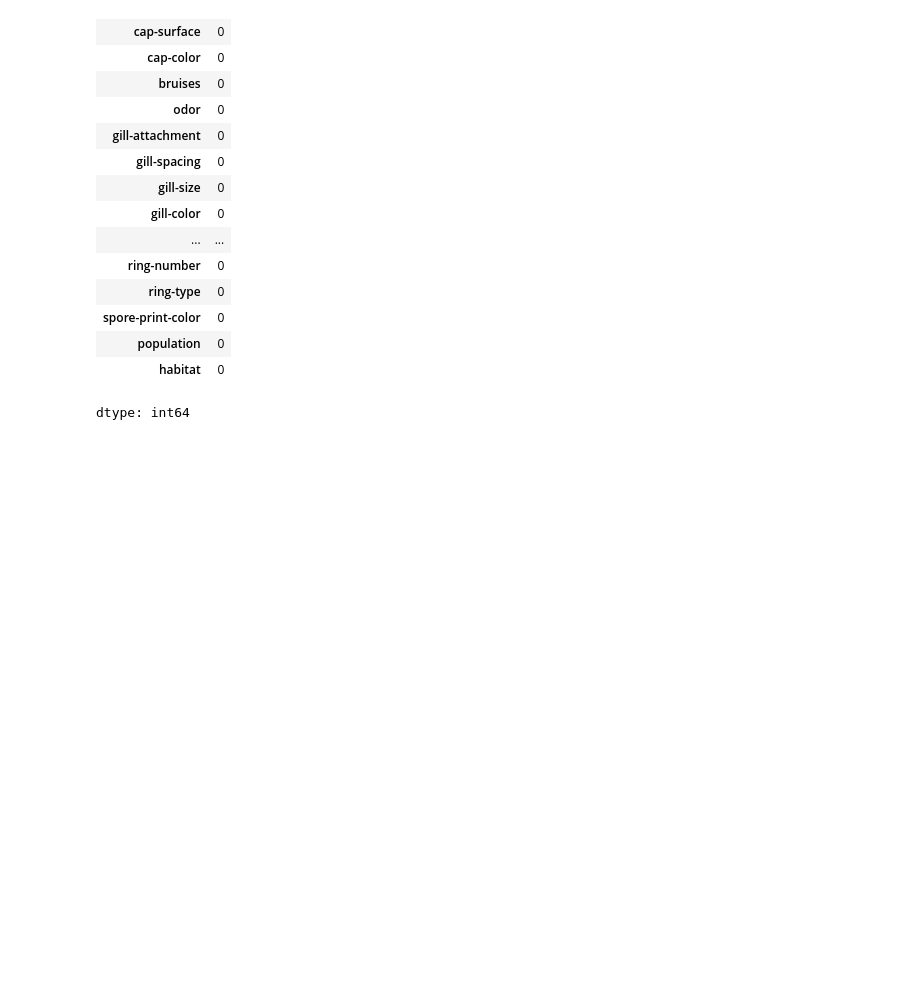
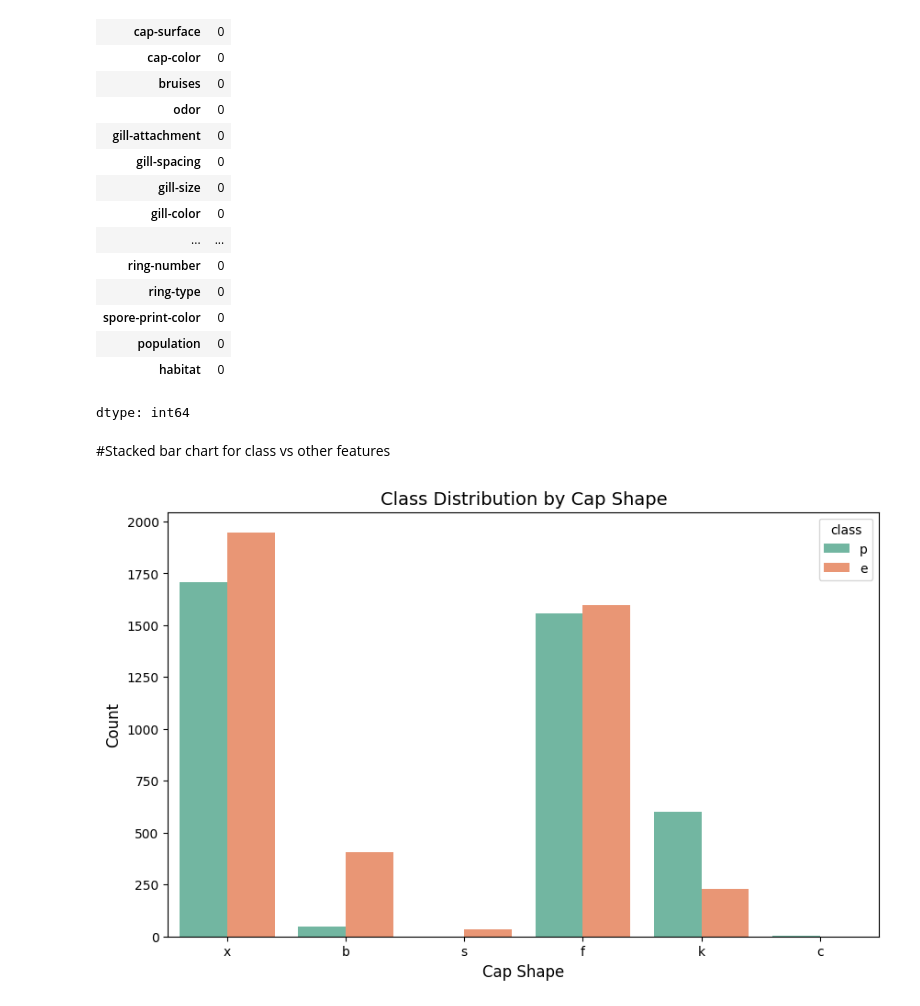
Before and after one commit to Shamiul-693/-Exploratory-Data-Analysis-and-Classification-Algorithms-on-Mushroom-Dataset, a Jupyter notebook: Exploratory_Data_Analysis_and_Classification_Algorithms_on_Mushroom_Dataset.ipynb, the cells around one changed output. Cells and saved outputs as stored; diff of their text form; code cells hidden in the pictures; blank space fills up the shorter version.

```diff
--- a/Exploratory_Data_Analysis_and_Classification_Algorithms_on_Mushroom_Dataset.ipynb
+++ b/Exploratory_Data_Analysis_and_Classification_Algorithms_on_Mushroom_Dataset.ipynb
@@ -57,3 +57,15 @@ data.isnull().sum()
 | population | 0 |
 | habitat | 0 |
 dtype: int64
+# %% [markdown]
+#Stacked bar chart for class vs other features
+# %%
+mushroom_data = pd.DataFrame(data)
+plt.figure(figsize=(10, 6))
+sns.countplot(x='cap-shape', hue='class', data=mushroom_data, palette="Set2")
+plt.title('Class Distribution by Cap Shape', fontsize=14)
+plt.xlabel('Cap Shape', fontsize=12)
+plt.ylabel('Count', fontsize=12)
+plt.show()
+# %% [output]
+[figure, added]
```
Also changed, not shown: parts of 2 cells of this notebook.
